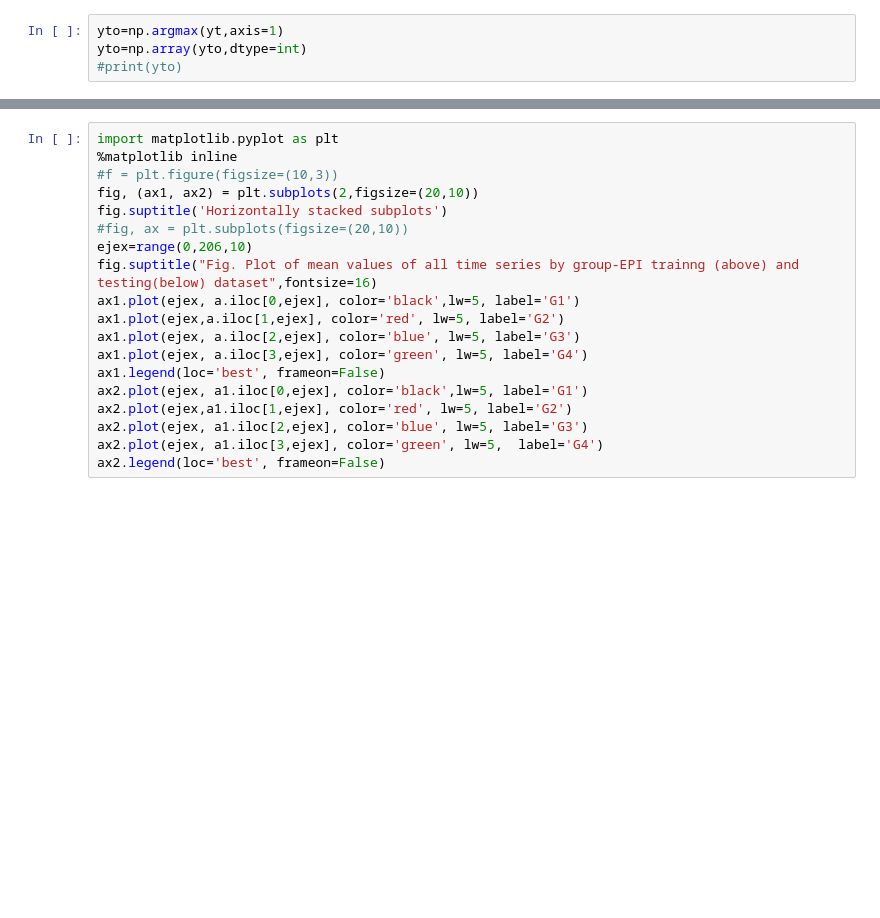
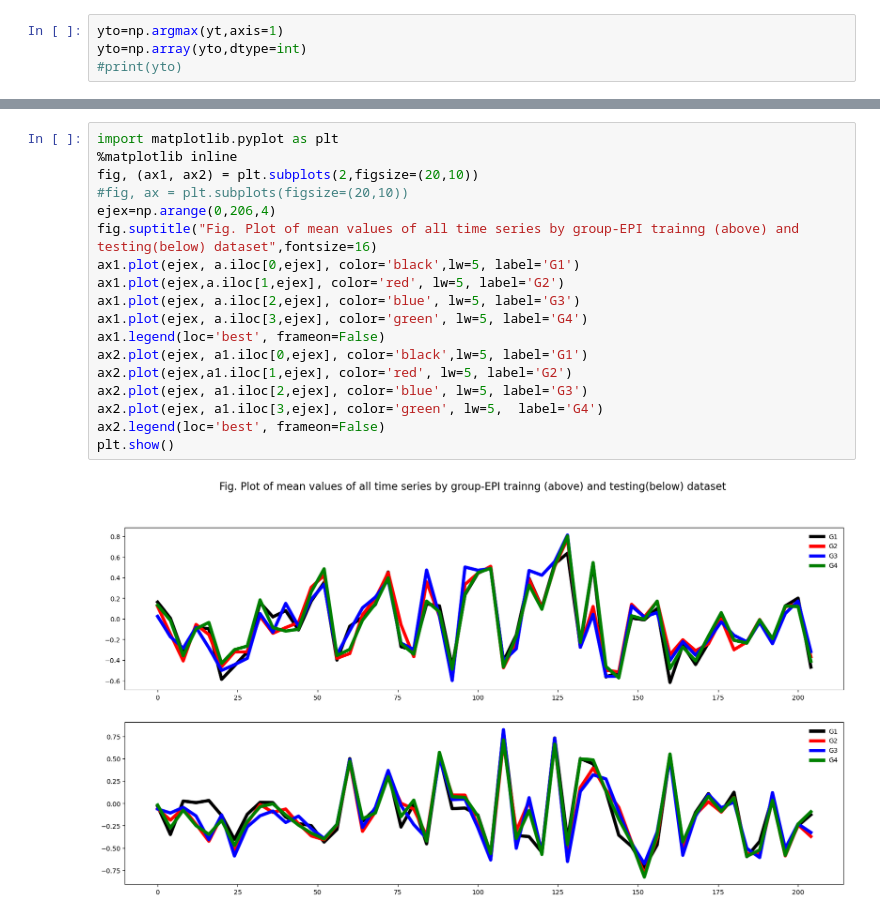
Before and after one commit to eacunafer/multivariate-time-series-classification, a Jupyter notebook: code/dataengEPI.ipynb, the cells around one changed output, grey strips where cells are left out. Drawn from its saved outputs; the diff is of its cells as text; blank space fills up the shorter version.

```diff
--- a/code/dataengEPI.ipynb
+++ b/code/dataengEPI.ipynb
@@ -267,22 +381,23 @@ a1=tempoB1.groupby('group').mean()
 # %%
 import matplotlib.pyplot as plt
 %matplotlib inline
-#f = plt.figure(figsize=(10,3))
 fig, (ax1, ax2) = plt.subplots(2,figsize=(20,10))
-fig.suptitle('Horizontally stacked subplots')
 #fig, ax = plt.subplots(figsize=(20,10))
-ejex=range(0,206,10)
+ejex=np.arange(0,206,4)
 fig.suptitle("Fig. Plot of mean values of all time series by group-EPI trainng (above) and testing(below) dataset",fontsize=16)
 ax1.plot(ejex, a.iloc[0,ejex], color='black',lw=5, label='G1')
 ax1.plot(ejex,a.iloc[1,ejex], color='red', lw=5, label='G2')
 ax1.plot(ejex, a.iloc[2,ejex], color='blue', lw=5, label='G3')
 ax1.plot(ejex, a.iloc[3,ejex], color='green', lw=5, label='G4')
 ax1.legend(loc='best', frameon=False)
 ax2.plot(ejex, a1.iloc[0,ejex], color='black',lw=5, label='G1')
 ax2.plot(ejex,a1.iloc[1,ejex], color='red', lw=5, label='G2')
 ax2.plot(ejex, a1.iloc[2,ejex], color='blue', lw=5, label='G3')
 ax2.plot(ejex, a1.iloc[3,ejex], color='green', lw=5,  label='G4')
 ax2.legend(loc='best', frameon=False)
+plt.show()
+# %% [output]
+[figure, added]
 # %%
 #media total testung
 meanTe=tempoA1.mean(axis=0)
```
Also changed, not shown: parts of 45 cells of this notebook.
